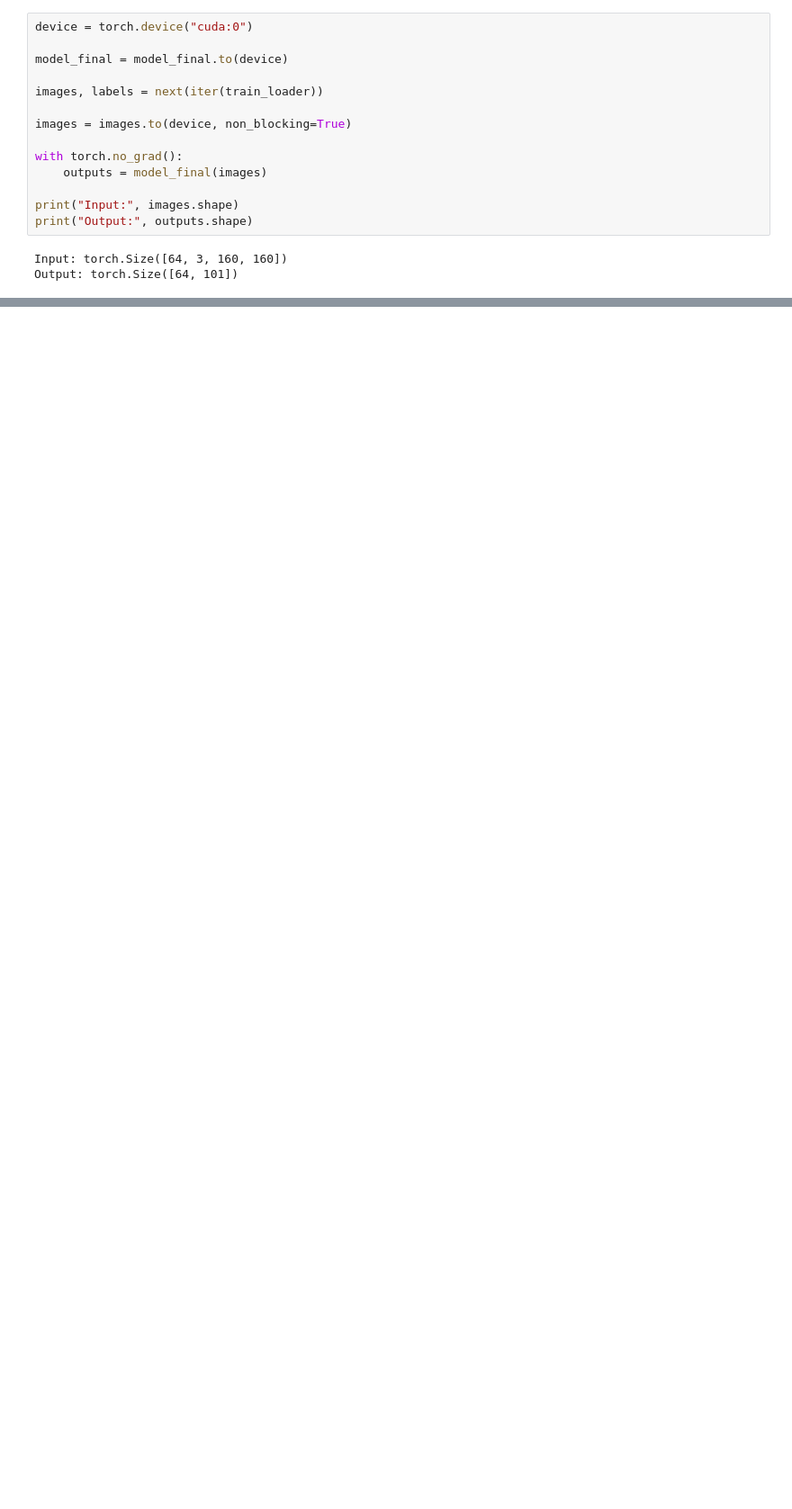
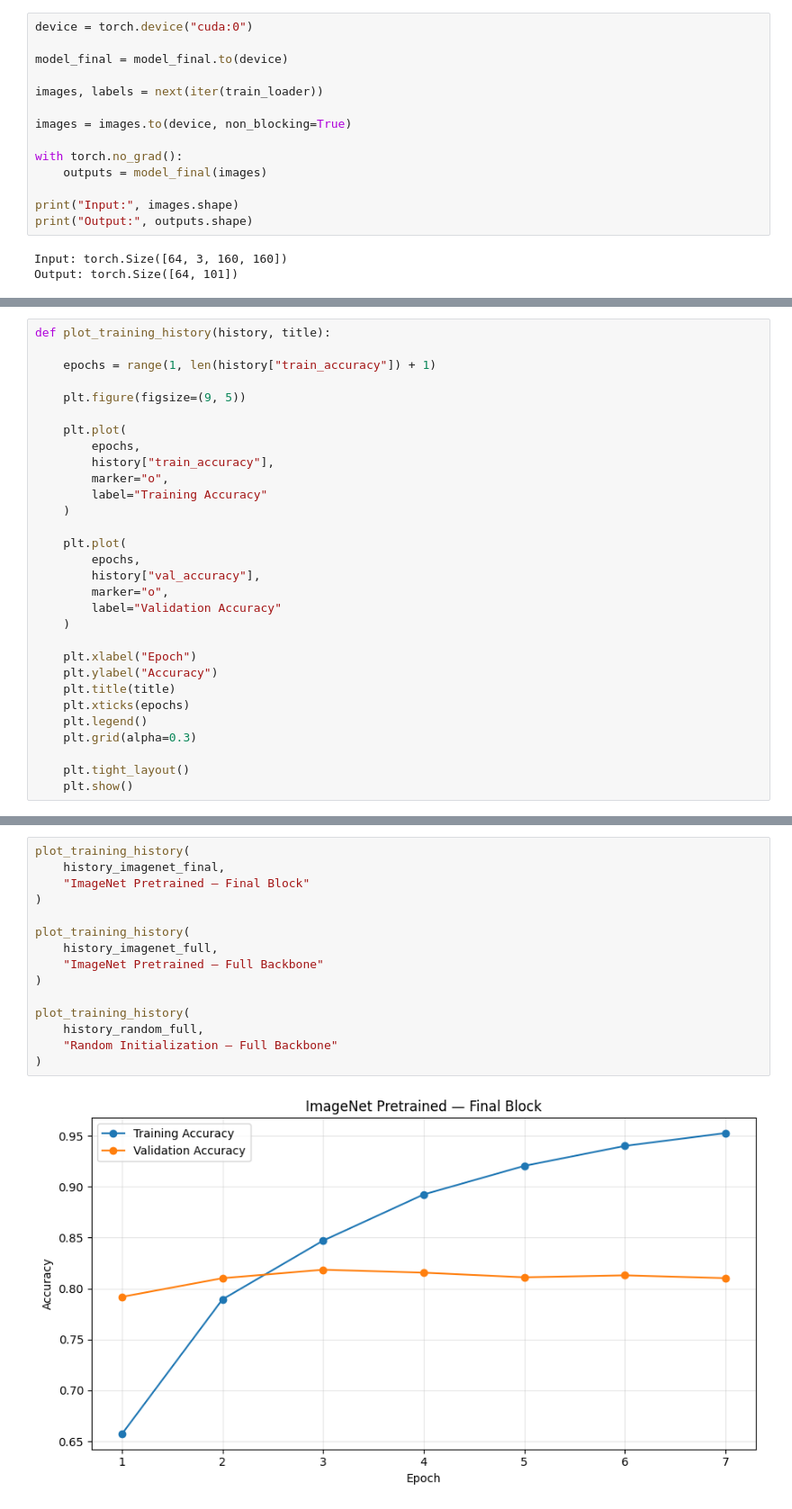
Before and after one commit to alihasnaink/28100341-a0, a Jupyter notebook: notebooks/TransferLearning.ipynb, the cells around one changed output, grey strips where cells are left out. Shown at 90% size. Saved outputs shown, nothing was run; the diff lists cells and outputs as text; blank space fills up the shorter version.

```diff
--- a/notebooks/TransferLearning.ipynb
+++ b/notebooks/TransferLearning.ipynb
@@ -1583,0 +977,30 @@ True
+# %%
+def plot_training_history(history, title):
+
+    epochs = range(1, len(history["train_accuracy"]) + 1)
+
+    plt.figure(figsize=(9, 5))
+
+    plt.plot(
+        epochs,
+        history["train_accuracy"],
+        marker="o",
+        label="Training Accuracy"
+    )
+
+    plt.plot(
+        epochs,
+        history["val_accuracy"],
+        marker="o",
+        label="Validation Accuracy"
+    )
+
+    plt.xlabel("Epoch")
+    plt.ylabel("Accuracy")
+    plt.title(title)
+    plt.xticks(epochs)
+    plt.legend()
+    plt.grid(alpha=0.3)
+
+    plt.tight_layout()
+    plt.show()
@@ -1583,0 +1009,17 @@ True
+# %%
+plot_training_history(
+    history_imagenet_final,
+    "ImageNet Pretrained — Final Block"
+)
+
+plot_training_history(
+    history_imagenet_full,
+    "ImageNet Pretrained — Full Backbone"
+)
+
+plot_training_history(
+    history_random_full,
+    "Random Initialization — Full Backbone"
+)
+# %% [output]
+[figure, added]
```
Also changed, not shown: parts of 56 cells of this notebook, 10 other files.
